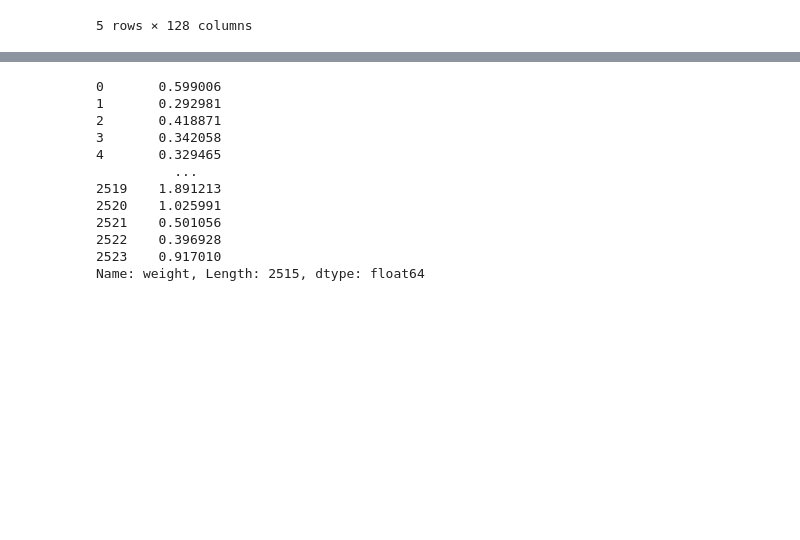
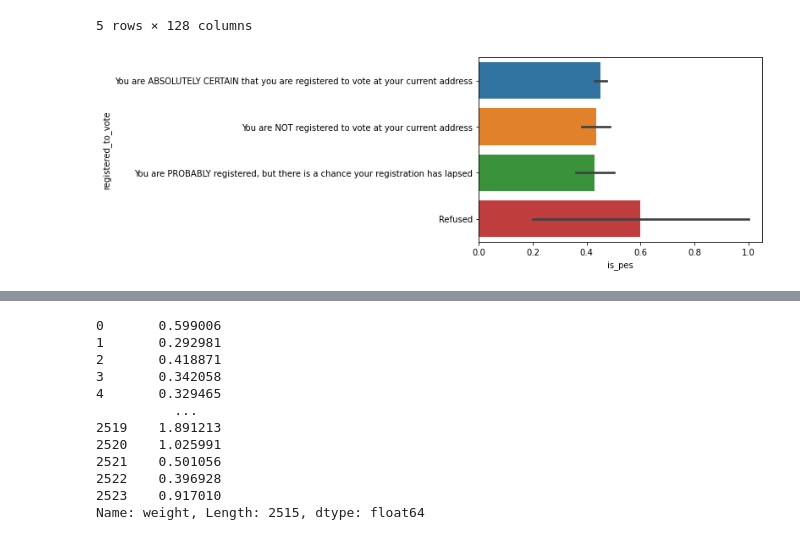
Before and after one commit to american-perspectives-capstone/american-attitudes, a Jupyter notebook: rough_notebooks/malachi_hale_individual_notebook.ipynb, the cells around one changed output, grey strips where cells are left out. Cells and saved outputs as stored; diff of their text form; code cells hidden in the pictures; blank space fills up the shorter version.

```diff
--- a/rough_notebooks/malachi_hale_individual_notebook.ipynb
+++ b/rough_notebooks/malachi_hale_individual_notebook.ipynb
@@ -132,3 +130,7 @@ df.head()
 | 3 | 102130 | Mobile phone | English | Form 1 | Somewhat optimistic | Stay about the same | The U.S. economy will be WEAKER | Health care will be LESS affordable | ... |
 | 4 | 103094 | Mobile phone | English | Form 1 | Somewhat optimistic | Stay about the same | Refused | Health care will be LESS affordable | ... |
 5 rows × 128 columns
+# %%
+ax = sns.barplot(y="registered_to_vote", x="is_pes", data=df)
+# %% [output]
+[figure, added]
```
Also changed, not shown: parts of 13 cells of this notebook.
